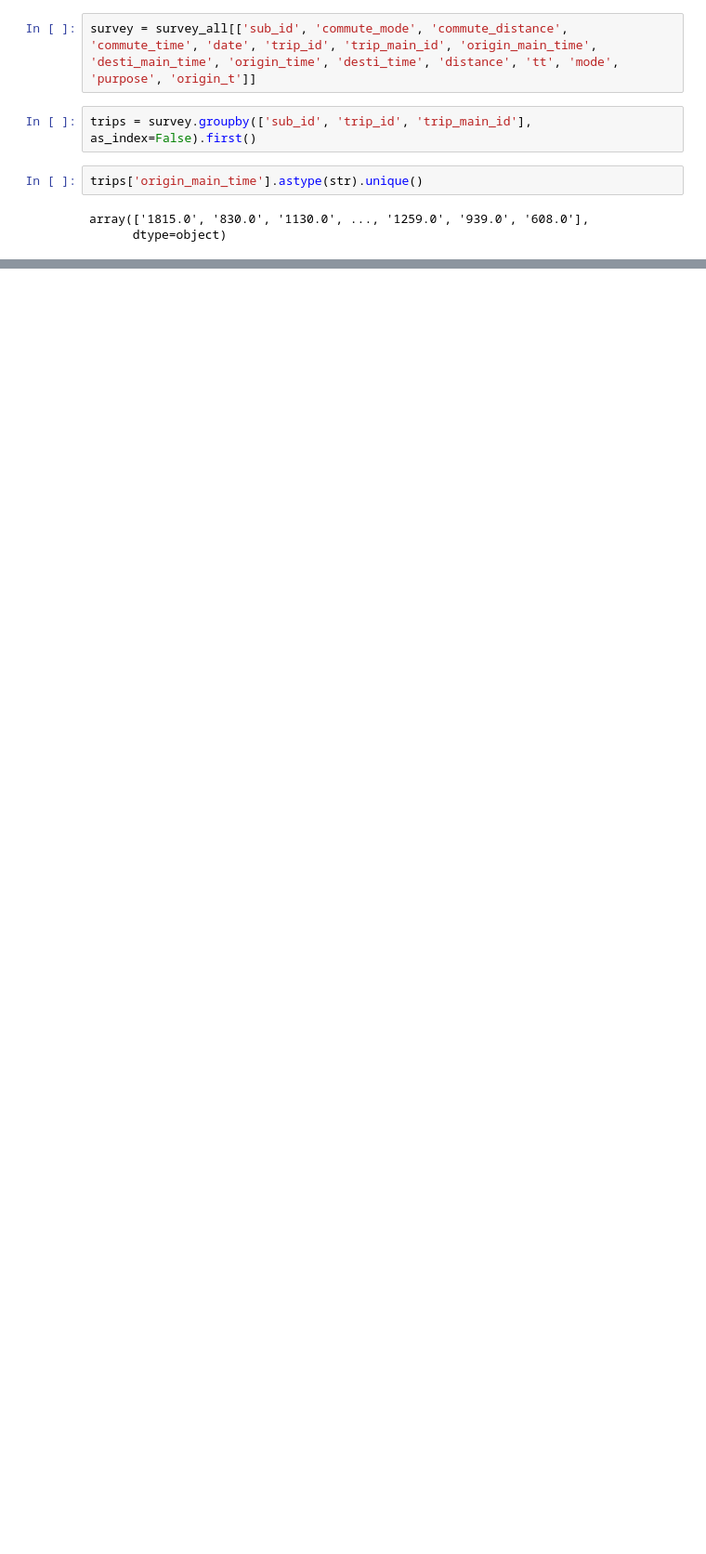
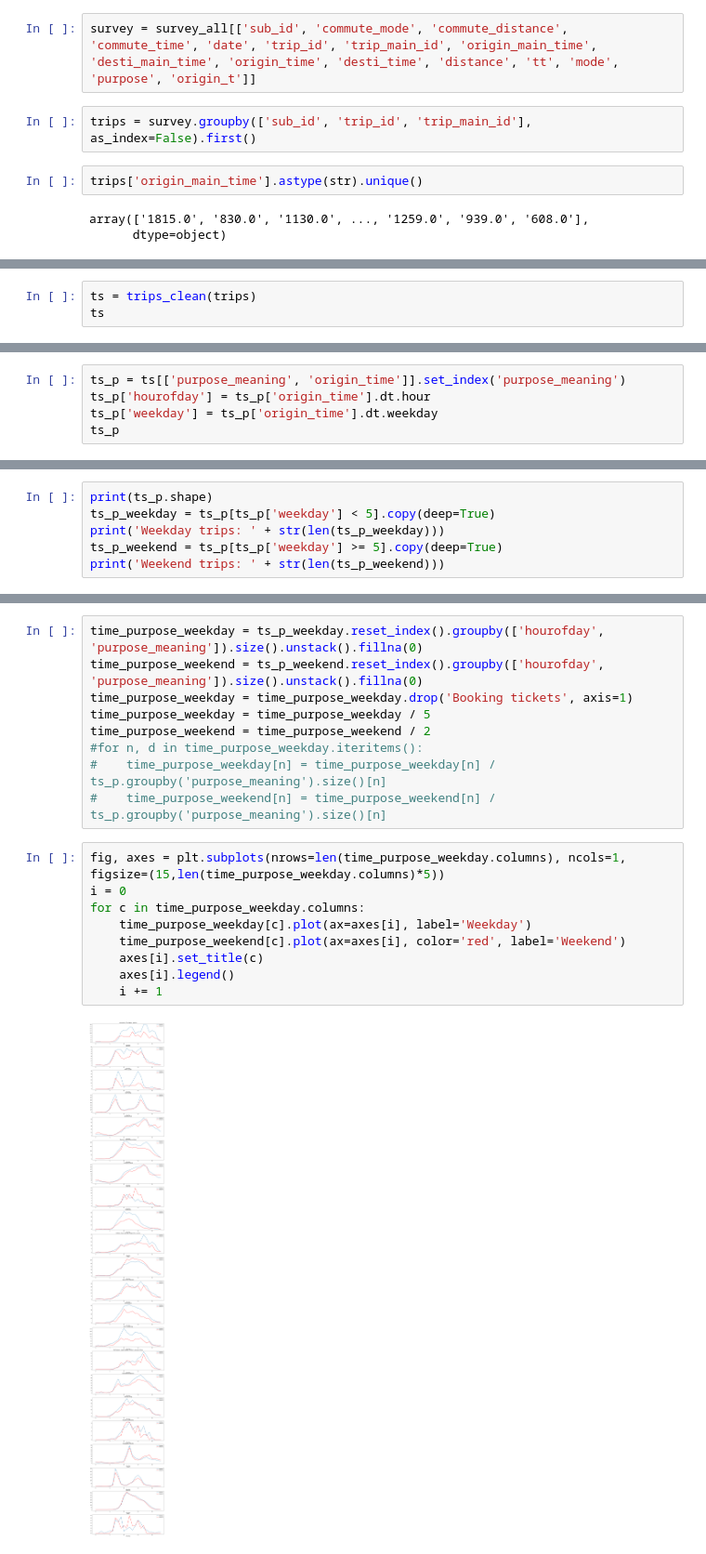
Before and after one commit to TheYuanLiao/individual_mobility_model, a Jupyter notebook: src/py/travelsurvey.ipynb, the cells around one changed output, grey strips where cells are left out. Shown: that part at 93% size. Cells and saved outputs as stored; diff of their text form; blank space fills up the shorter version.

```diff
--- a/src/py/travelsurvey.ipynb
+++ b/src/py/travelsurvey.ipynb
@@ -101,0 +76,3 @@ trips_clean(trips)
+# %%
+ts = trips_clean(trips)
+ts
@@ -101,0 +106,5 @@ trips_clean(trips)
+# %%
+ts_p = ts[['purpose_meaning', 'origin_time']].set_index('purpose_meaning')
+ts_p['hourofday'] = ts_p['origin_time'].dt.hour
+ts_p['weekday'] = ts_p['origin_time'].dt.weekday
+ts_p
@@ -101,0 +126,6 @@ trips_clean(trips)
+# %%
+print(ts_p.shape)
+ts_p_weekday = ts_p[ts_p['weekday'] < 5].copy(deep=True)
+print('Weekday trips: ' + str(len(ts_p_weekday)))
+ts_p_weekend = ts_p[ts_p['weekday'] >= 5].copy(deep=True)
+print('Weekend trips: ' + str(len(ts_p_weekend)))
@@ -101,0 +153,20 @@ trips_clean(trips)
+# %%
+time_purpose_weekday = ts_p_weekday.reset_index().groupby(['hourofday', 'purpose_meaning']).size().unstack().fillna(0)
+time_purpose_weekend = ts_p_weekend.reset_index().groupby(['hourofday', 'purpose_meaning']).size().unstack().fillna(0)
+time_purpose_weekday = time_purpose_weekday.drop('Booking tickets', axis=1)
+time_purpose_weekday = time_purpose_weekday / 5
+time_purpose_weekend = time_purpose_weekend / 2
+#for n, d in time_purpose_weekday.iteritems():
+#    time_purpose_weekday[n] = time_purpose_weekday[n] / ts_p.groupby('purpose_meaning').size()[n]
+#    time_purpose_weekend[n] = time_purpose_weekend[n] / ts_p.groupby('purpose_meaning').size()[n]
+# %%
+fig, axes = plt.subplots(nrows=len(time_purpose_weekday.columns), ncols=1, figsize=(15,len(time_purpose_weekday.columns)*5))
+i = 0
+for c in time_purpose_weekday.columns:
+    time_purpose_weekday[c].plot(ax=axes[i], label='Weekday')
+    time_purpose_weekend[c].plot(ax=axes[i], color='red', label='Weekend')
+    axes[i].set_title(c)
+    axes[i].legend()
+    i += 1
+# %% [output]
+[figure, added]
```
Also changed, not shown: parts of 10 cells of this notebook, 1 other file.
